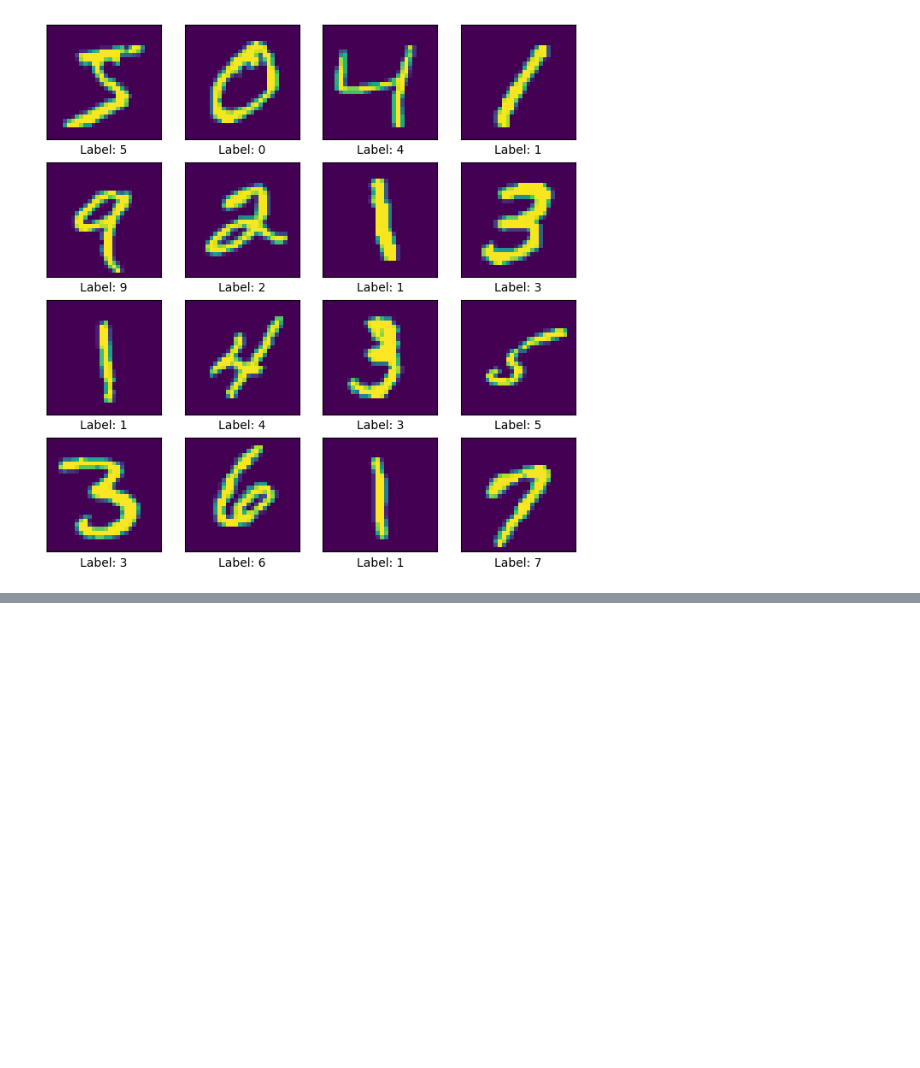
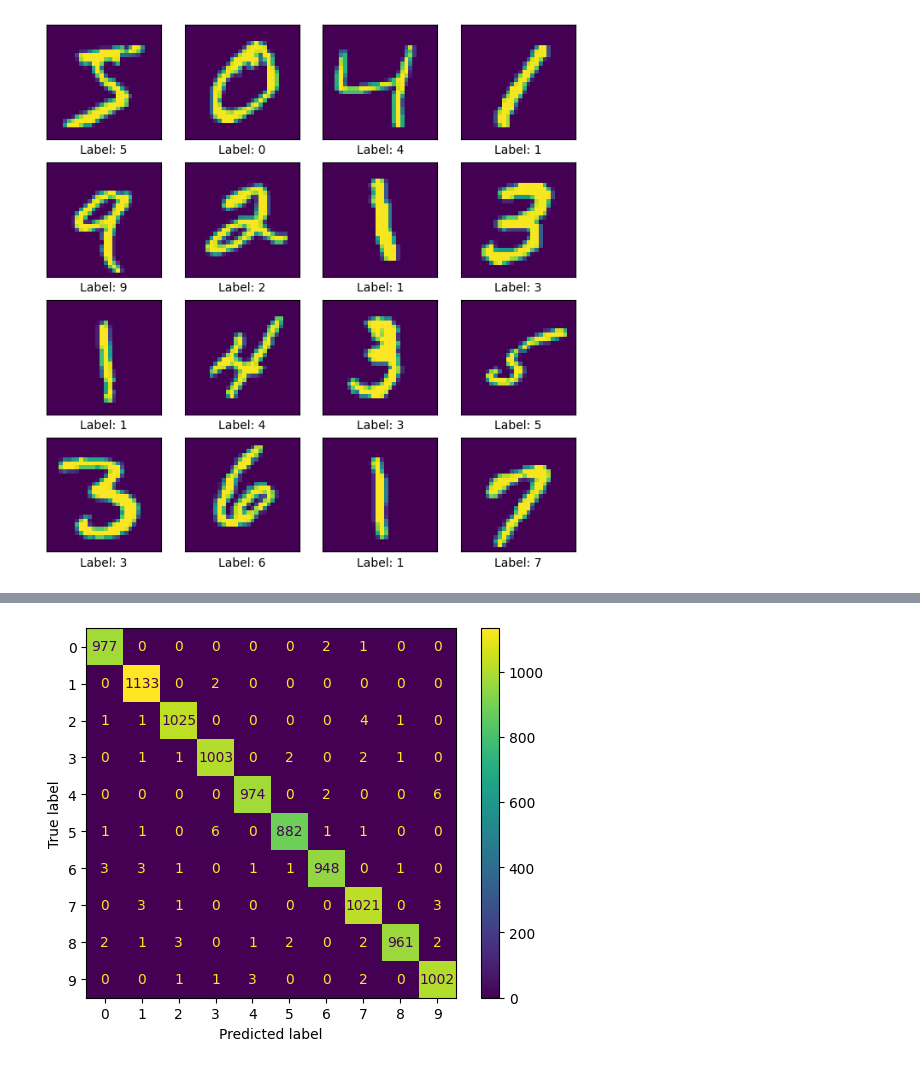
Before and after one commit to flavieq88/handwritten_matrix_reduction, a Jupyter notebook: digits.ipynb, the cells around one changed output, grey strips where cells are left out. Cells and saved outputs as stored; diff of their text form; code cells hidden in the pictures; blank space fills up the shorter version.

Commit message:
confusion matrix

```diff
--- a/digits.ipynb
+++ b/digits.ipynb
@@ -105,0 +107,11 @@ Test loss of model = 0.0325
+# %%
+#confusion matrix
+y_true = test_labels
+results = model.predict(test_images)
+y_pred = np.argmax(results, axis=1)
+
+conf_matrix = sklearn.metrics.confusion_matrix(y_true, y_pred)
+display = sklearn.metrics.ConfusionMatrixDisplay(conf_matrix, display_labels=list(range(10)))
+display.plot()
+plt.show()
+# %% [output]
@@ -106,3 +119,4 @@ Test loss of model = 0.0325
+[figure, added]
 # %%
 #single example image
 n = len(test_images)
```
Also changed, not shown: parts of 6 cells of this notebook.
